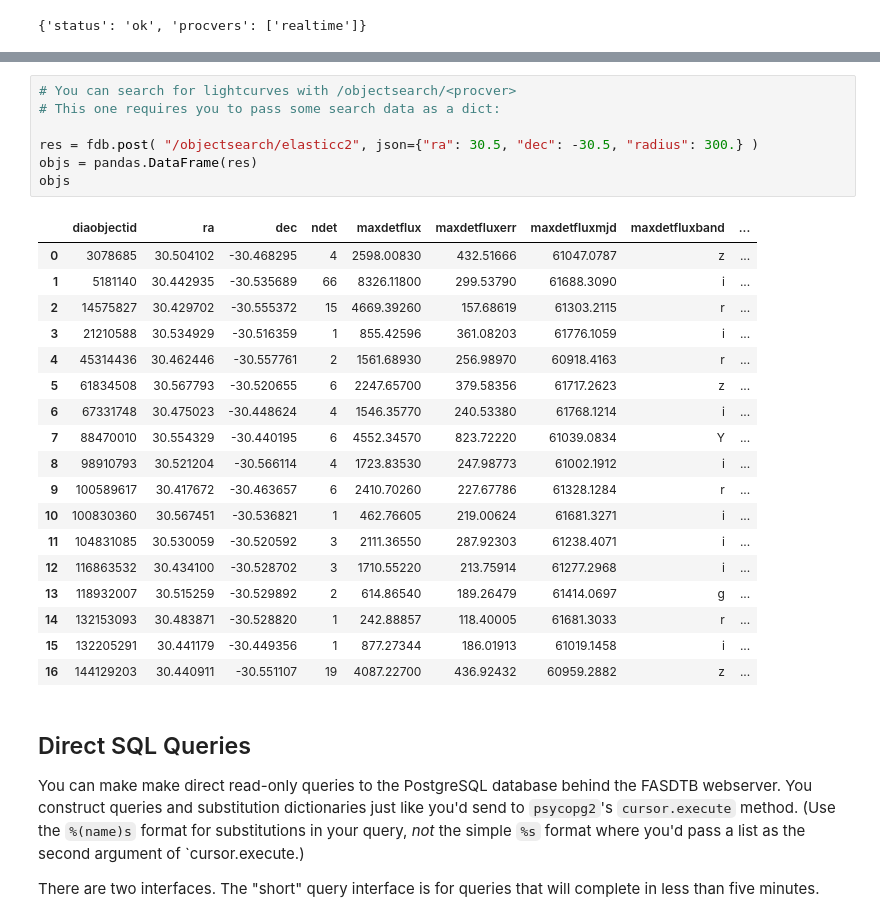
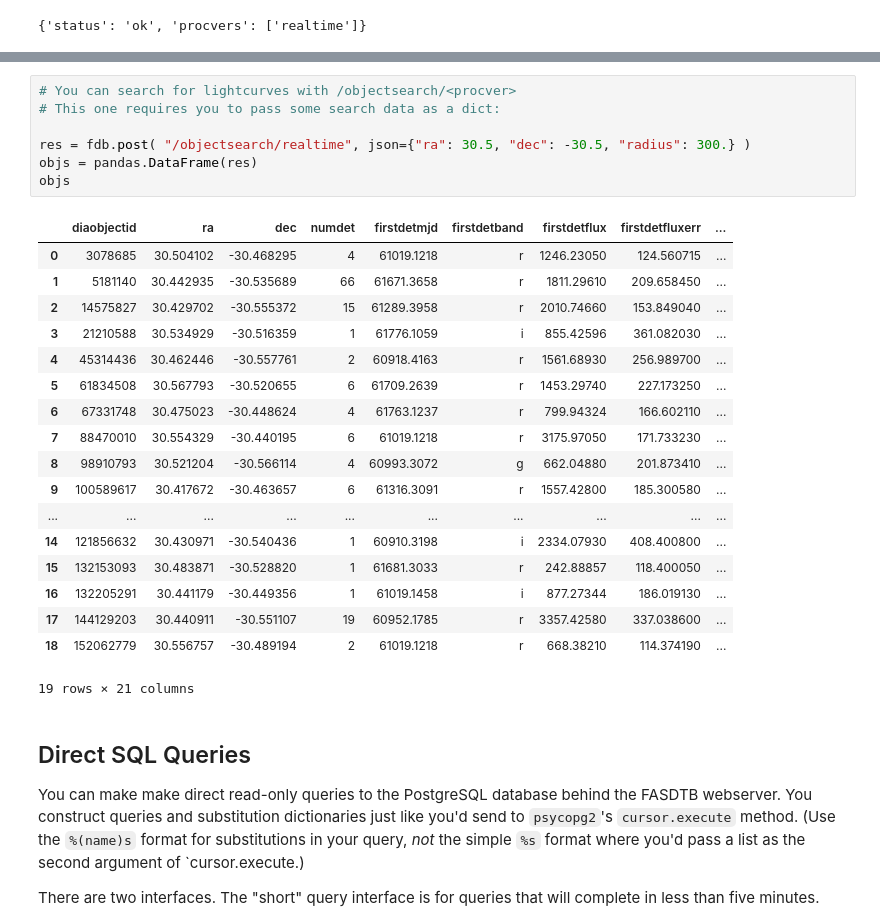
Before and after one commit to LSSTDESC/FASTDB, a Jupyter notebook: examples/using_fastdb_client.ipynb, the cells around one changed output, grey strips where cells are left out. Cells and saved outputs as stored; diff of their text form.

```diff
--- a/examples/using_fastdb_client.ipynb
+++ b/examples/using_fastdb_client.ipynb
@@ -146,29 +189,29 @@ KeyboardInterrupt:
 # %%
 # You can search for lightcurves with /objectsearch/<procver>
 # This one requires you to pass some search data as a dict:
 
-res = fdb.post( "/objectsearch/elasticc2", json={"ra": 30.5, "dec": -30.5, "radius": 300.} )
+res = fdb.post( "/objectsearch/realtime", json={"ra": 30.5, "dec": -30.5, "radius": 300.} )
 objs = pandas.DataFrame(res)
 objs
 # %% [output]
-|  | diaobjectid | ra | dec | ndet | maxdetflux | maxdetfluxerr | maxdetfluxmjd | maxdetfluxband | ... |
-| 0 | 3078685 | 30.504102 | -30.468295 | 4 | 2598.00830 | 432.51666 | 61047.0787 | z | ... |
-| 1 | 5181140 | 30.442935 | -30.535689 | 66 | 8326.11800 | 299.53790 | 61688.3090 | i | ... |
-| 2 | 14575827 | 30.429702 | -30.555372 | 15 | 4669.39260 | 157.68619 | 61303.2115 | r | ... |
-| 3 | 21210588 | 30.534929 | -30.516359 | 1 | 855.42596 | 361.08203 | 61776.1059 | i | ... |
-| 4 | 45314436 | 30.462446 | -30.557761 | 2 | 1561.68930 | 256.98970 | 60918.4163 | r | ... |
-| 5 | 61834508 | 30.567793 | -30.520655 | 6 | 2247.65700 | 379.58356 | 61717.2623 | z | ... |
-| 6 | 67331748 | 30.475023 | -30.448624 | 4 | 1546.35770 | 240.53380 | 61768.1214 | i | ... |
-| 7 | 88470010 | 30.554329 | -30.440195 | 6 | 4552.34570 | 823.72220 | 61039.0834 | Y | ... |
-| 8 | 98910793 | 30.521204 | -30.566114 | 4 | 1723.83530 | 247.98773 | 61002.1912 | i | ... |
-| 9 | 100589617 | 30.417672 | -30.463657 | 6 | 2410.70260 | 227.67786 | 61328.1284 | r | ... |
-| 10 | 100830360 | 30.567451 | -30.536821 | 1 | 462.76605 | 219.00624 | 61681.3271 | i | ... |
-| 11 | 104831085 | 30.530059 | -30.520592 | 3 | 2111.36550 | 287.92303 | 61238.4071 | i | ... |
-| 12 | 116863532 | 30.434100 | -30.528702 | 3 | 1710.55220 | 213.75914 | 61277.2968 | i | ... |
-| 13 | 118932007 | 30.515259 | -30.529892 | 2 | 614.86540 | 189.26479 | 61414.0697 | g | ... |
-| 14 | 132153093 | 30.483871 | -30.528820 | 1 | 242.88857 | 118.40005 | 61681.3033 | r | ... |
-| 15 | 132205291 | 30.441179 | -30.449356 | 1 | 877.27344 | 186.01913 | 61019.1458 | i | ... |
-| 16 | 144129203 | 30.440911 | -30.551107 | 19 | 4087.22700 | 436.92432 | 60959.2882 | z | ... |
+|  | diaobjectid | ra | dec | numdet | firstdetmjd | firstdetband | firstdetflux | firstdetfluxerr | ... |
+| 0 | 3078685 | 30.504102 | -30.468295 | 4 | 61019.1218 | r | 1246.23050 | 124.560715 | ... |
+| 1 | 5181140 | 30.442935 | -30.535689 | 66 | 61671.3658 | r | 1811.29610 | 209.658450 | ... |
+| 2 | 14575827 | 30.429702 | -30.555372 | 15 | 61289.3958 | r | 2010.74660 | 153.849040 | ... |
+| 3 | 21210588 | 30.534929 | -30.516359 | 1 | 61776.1059 | i | 855.42596 | 361.082030 | ... |
+| 4 | 45314436 | 30.462446 | -30.557761 | 2 | 60918.4163 | r | 1561.68930 | 256.989700 | ... |
+| 5 | 61834508 | 30.567793 | -30.520655 | 6 | 61709.2639 | r | 1453.29740 | 227.173250 | ... |
+| 6 | 67331748 | 30.475023 | -30.448624 | 4 | 61763.1237 | r | 799.94324 | 166.602110 | ... |
+| 7 | 88470010 | 30.554329 | -30.440195 | 6 | 61019.1218 | r | 3175.97050 | 171.733230 | ... |
+| 8 | 98910793 | 30.521204 | -30.566114 | 4 | 60993.3072 | g | 662.04880 | 201.873410 | ... |
+| 9 | 100589617 | 30.417672 | -30.463657 | 6 | 61316.3091 | r | 1557.42800 | 185.300580 | ... |
+| ... | ... | ... | ... | ... | ... | ... | ... | ... | ... |
+| 14 | 121856632 | 30.430971 | -30.540436 | 1 | 60910.3198 | i | 2334.07930 | 408.400800 | ... |
+| 15 | 132153093 | 30.483871 | -30.528820 | 1 | 61681.3033 | r | 242.88857 | 118.400050 | ... |
+| 16 | 132205291 | 30.441179 | -30.449356 | 1 | 61019.1458 | i | 877.27344 | 186.019130 | ... |
+| 17 | 144129203 | 30.440911 | -30.551107 | 19 | 60952.1785 | r | 3357.42580 | 337.038600 | ... |
+| 18 | 152062779 | 30.556757 | -30.489194 | 2 | 61019.1218 | r | 668.38210 | 114.374190 | ... |
+19 rows × 21 columns
 # %% [markdown]
 ## Direct SQL Queries
 
```
Also changed, not shown: parts of 4 cells of this notebook, 8 other files.
